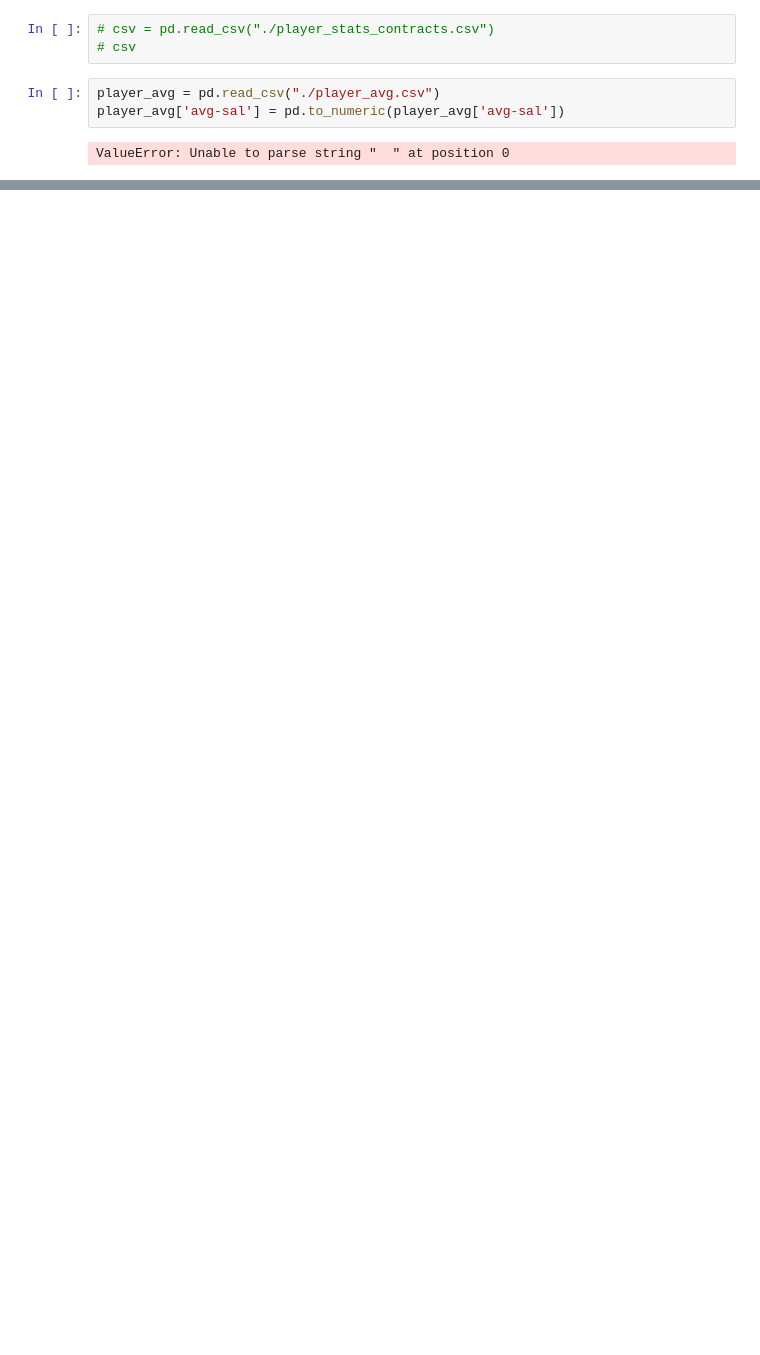
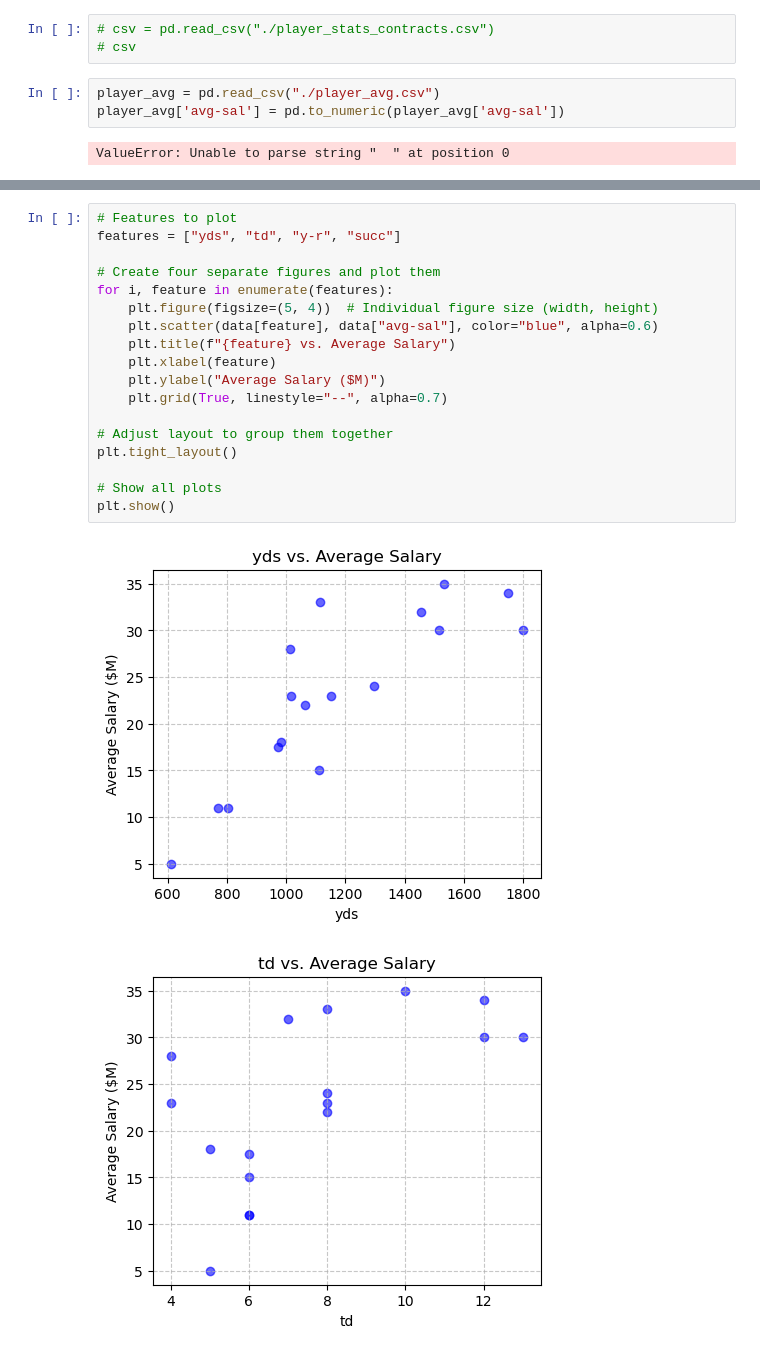
Before and after one commit to willvernon/NFL_predicts, a Jupyter notebook: player_contracts/Linear_regression.ipynb, the cells around one changed output, grey strips where cells are left out. Saved outputs shown, nothing was run; the diff lists cells and outputs as text; blank space fills up the shorter version.

```diff
--- a/player_contracts/Linear_regression.ipynb
+++ b/player_contracts/Linear_regression.ipynb
@@ -53,0 +249,21 @@ plt.show()
+# %%
+# Features to plot
+features = ["yds", "td", "y-r", "succ"]
+
+# Create four separate figures and plot them
+for i, feature in enumerate(features):
+    plt.figure(figsize=(5, 4))  # Individual figure size (width, height)
+    plt.scatter(data[feature], data["avg-sal"], color="blue", alpha=0.6)
+    plt.title(f"{feature} vs. Average Salary")
+    plt.xlabel(feature)
+    plt.ylabel("Average Salary ($M)")
+    plt.grid(True, linestyle="--", alpha=0.7)
+
+# Adjust layout to group them together
+plt.tight_layout()
+
+# Show all plots
+plt.show()
+# %% [output]
+[figure, added]
+[figure, added]
```
Also changed, not shown: parts of 9 cells of this notebook.
